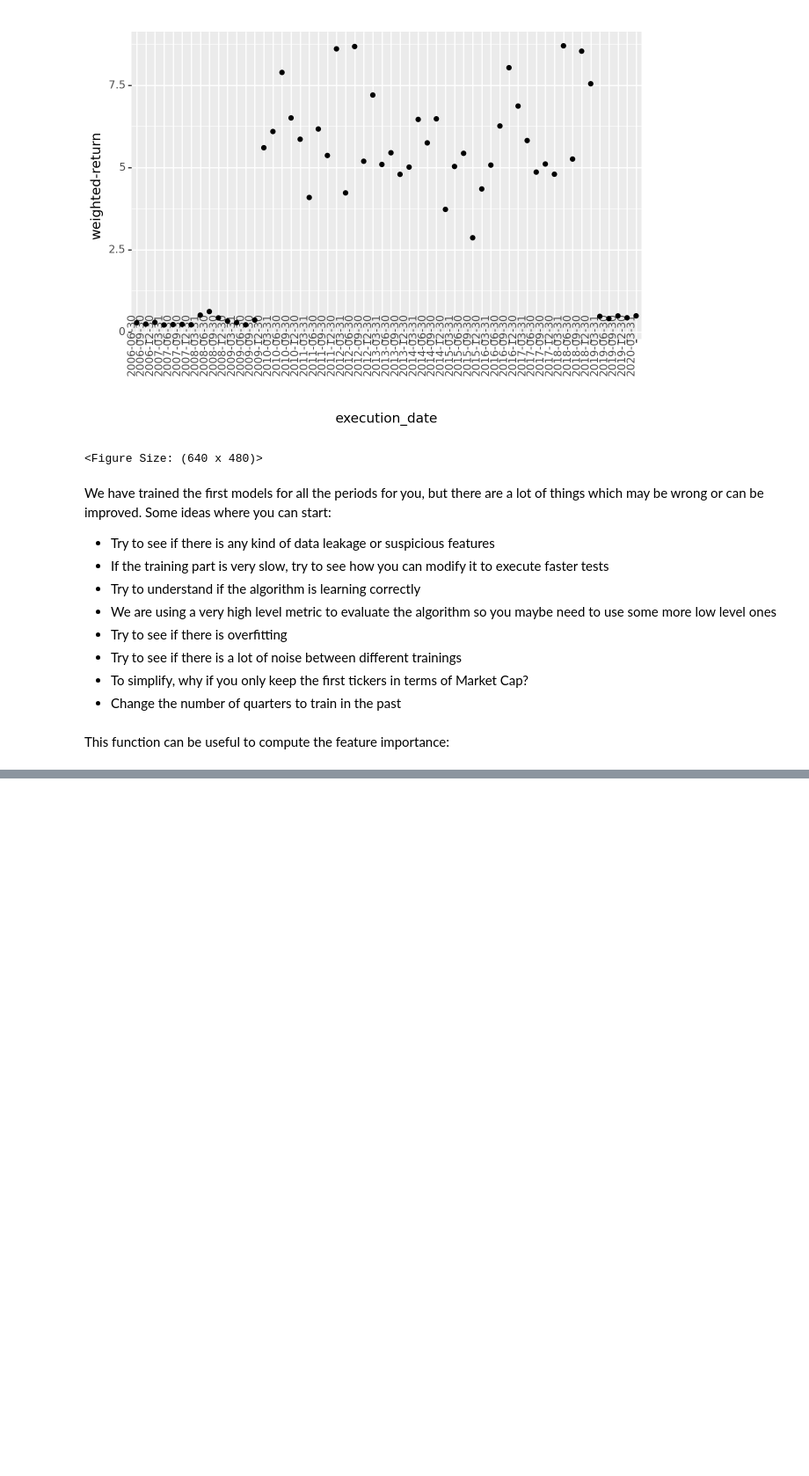
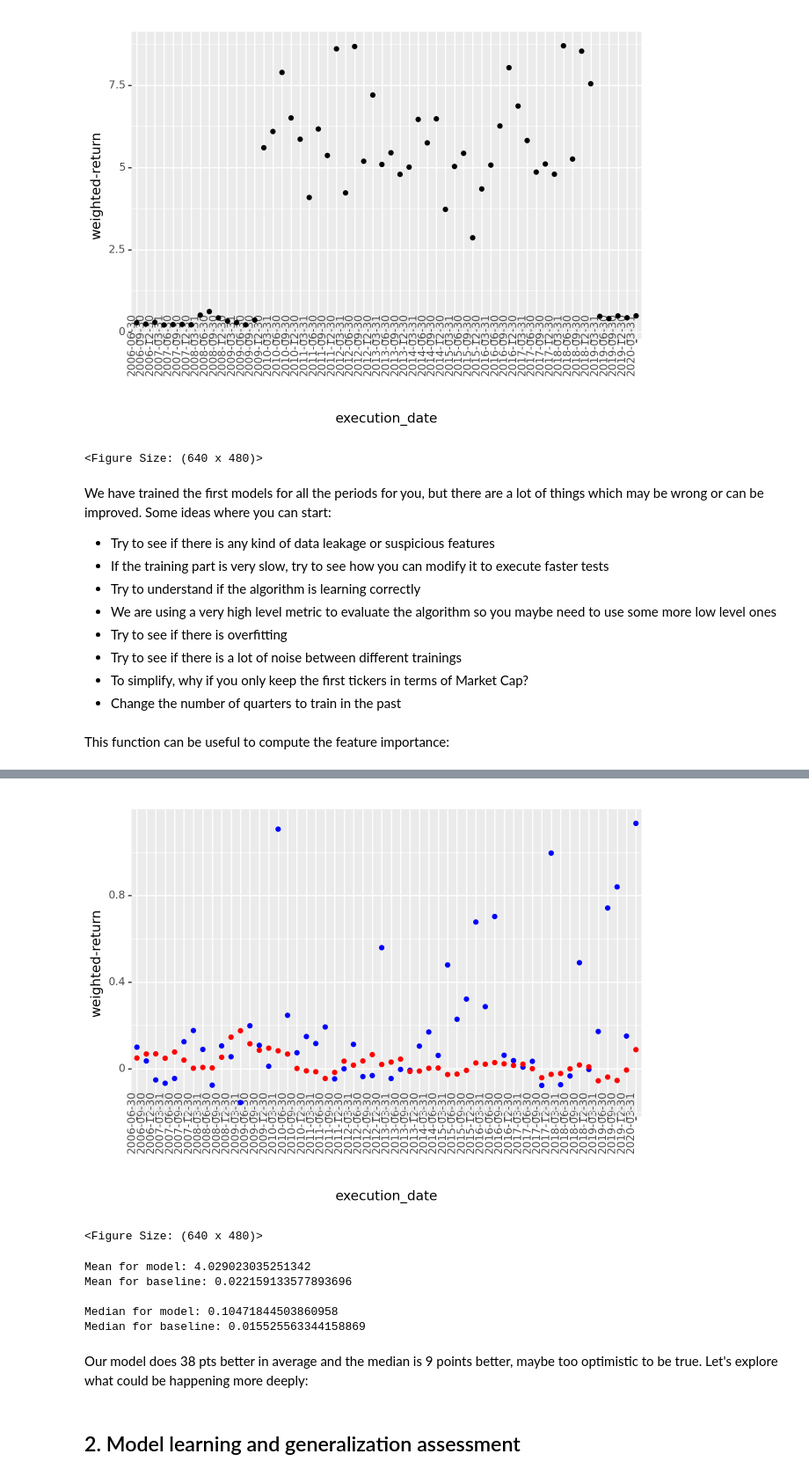
Before and after one commit to dan1dr/zrive-ds, a Jupyter notebook: src/module_5/module5.ipynb, the cells around one changed output, grey strips where cells are left out. Shown at 88% size. Drawn from its saved outputs; the diff is of its cells as text; code cells hidden in the pictures; blank space fills up the shorter version.

Commit message:
defined baseline, metrics and some learning curves

```diff
--- a/src/module_5/module5.ipynb
+++ b/src/module_5/module5.ipynb
@@ -203,7 +216,7 @@ def train_model(train_set,test_set,n_estimators = 300):
 # %% [markdown]
 This is the function which receives an `execution_date` and splits the dataset between train and test, trains the models and evaluates the model in test. It returns a dictionary with the different evaluation metrics in train and test:
 # %%
-def run_model_for_execution_date(execution_date,all_results,all_predicted_tickers_list,all_models,n_estimators,include_nulls_in_test = False):
+def run_model_for_execution_date(execution_date,all_results,all_predicted_tickers_list,all_models,n_estimators,params,include_nulls_in_test = False):
         global train_set
         global test_set
         # split the dataset between train and test
@@ -218,7 +231,7 @@ def run_model_for_execution_date(execution_date,all_results,all_predicted_ticker
         if train_size > 0 and test_size>0:
             model, evals_result, X_train, X_test = train_model(train_set,
                                                               test_set,
-                                                              n_estimators = n_estimators)
+                                                              n_estimators = n_estimators, params=params)
 
             test_set['prob'] = model.predict(X_test)
             predicted_tickers = test_set.sort_values('prob', ascending = False)
@@ -315,0 +365,3 @@ import matplotlib.pyplot as plt
+# %%
+test_results_final_tree = test_results.sort_values(["execution_date","n_trees"]).drop_duplicates("execution_date",keep = "last")
+train_results_final_tree = train_results.sort_values(["execution_date","n_trees"]).drop_duplicates("execution_date",keep = "last")
@@ -315,0 +387,32 @@ import matplotlib.pyplot as plt
+# %%
+def merge_against_benchmark(metrics_df: pd.DataFrame, all_predicted_tickers: pd.DataFrame,
+                            top_n_market_cap: int = 500) -> pd.DataFrame:
+    '''
+    Merges a given metrics DataFrame with a baseline created from the top N tickers by market cap.
+
+    Parameters:
+    - metrics_df (pd.DataFrame): A DataFrame containing various metrics including 'execution_date'.
+    - all_predicted_tickers (pd.DataFrame): A DataFrame with predicted tickers, including their
+      'execution_date', 'Market_cap', and performance relative to the S&P 500 ('diff_ch_sp500').
+    - top_n_market_cap (int): The number of top tickers to consider based on market cap (default is 500).
+
+    Returns:
+    - pd.DataFrame: The merged DataFrame containing both the original metrics and the baseline for comparison.
+    '''
+
+    # Sorting and ranking the tickers based on market cap
+    all_predicted_tickers = all_predicted_tickers.sort_values(['execution_date', 'Market_cap'], ascending = False) # = False applies to both cols
+    all_predicted_tickers['rank'] = all_predicted_tickers.groupby(['execution_date']).cumcount()
+    top_tickers = all_predicted_tickers[all_predicted_tickers['rank'] <= top_n_market_cap]
+
+    # Calculate the baseline
+    baseline = top_tickers.groupby(['execution_date'])['diff_ch_sp500'].mean().reset_index()
+    baseline = baseline.rename(columns = {'diff_ch_sp500': 'diff_ch_sp500_baseline'})
+    baseline['execution_date'] = baseline['execution_date'].astype(str)
+
+    metrics_df = pd.merge(metrics_df, baseline, on ='execution_date')
+
+    return metrics_df
+# %%
+test_results_final_tree = merge_against_benchmark(test_results_final_tree, all_predicted_tickers)
+test_results_final_tree.head()
@@ -315,0 +426,21 @@ import matplotlib.pyplot as plt
+# %%
+ggplot(test_results_final_tree[test_results_final_tree["weighted-return"] < 10], aes(x = "execution_date")) + geom_point(aes(y = "weighted-return"), colour = "blue") + geom_point(aes(y = "diff_ch_sp500_baseline"), colour = "red") + theme(axis_text_x = element_text(angle = 90, vjust = 0.5, hjust=1))
+# %% [output]
+[figure, added]
+<Figure Size: (640 x 480)>
+# %%
+print(f"Mean for model: {test_results_final_tree['weighted-return'].mean()}")
+print(f"Mean for baseline: {test_results_final_tree['diff_ch_sp500_baseline'].mean()}\n")
+
+print(f"Median for model: {test_results_final_tree['weighted-return'].median()}")
+print(f"Median for baseline: {test_results_final_tree['diff_ch_sp500_baseline'].median()}\n")
+# %% [output]
+Mean for model: 4.029023035251342
+Mean for baseline: 0.022159133577893696
+
+Median for model: 0.10471844503860958
+Median for baseline: 0.015525563344158869
+# %% [markdown]
+Our model does 38 pts better in average and the median is 9 points better, maybe too optimistic to be true. Let's explore what could be happening more deeply:
+# %% [markdown]
+## 2. Model learning and generalization assessment
```
Also changed, not shown: parts of 28 cells of this notebook, 1 other file.
